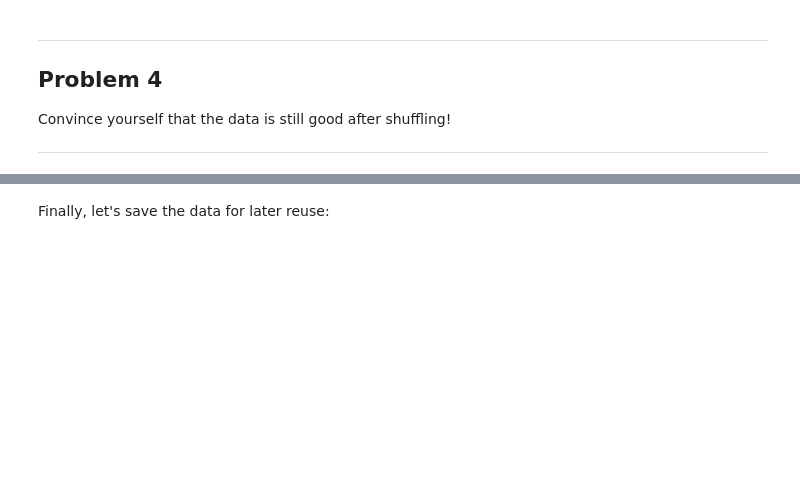
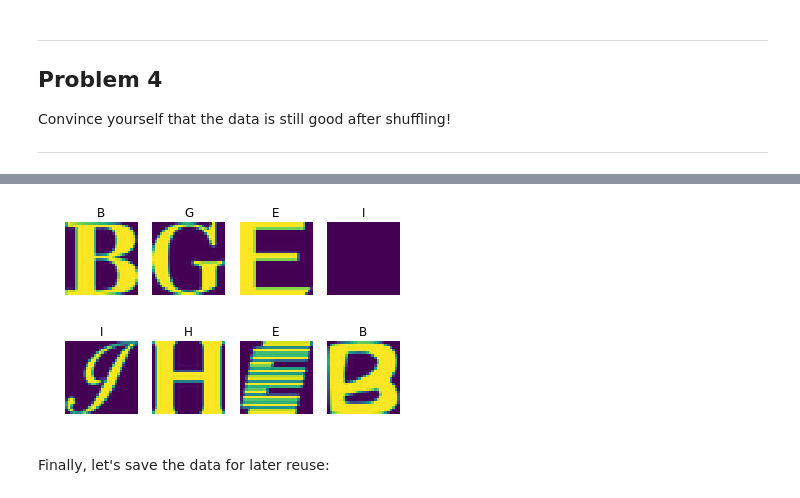
Before and after one commit to ryanchase1987/udacity-deep-learning, a Jupyter notebook: projects/notMNIST/1_notmnist.ipynb, the cells around one changed output, grey strips where cells are left out. Cells and saved outputs as stored; diff of their text form; code cells hidden in the pictures; blank space fills up the shorter version.

```diff
--- a/projects/notMNIST/1_notmnist.ipynb
+++ b/projects/notMNIST/1_notmnist.ipynb
@@ -395,3 +413,7 @@ Convince yourself that the data is still good after shuffling!
+# %%
+disp_sample_dataset(test_dataset, test_labels)
+# %% [output]
+[figure, added]
 # %% [markdown]
 Finally, let's save the data for later reuse:
 # %%
```
Also changed, not shown: parts of 4 cells of this notebook.
